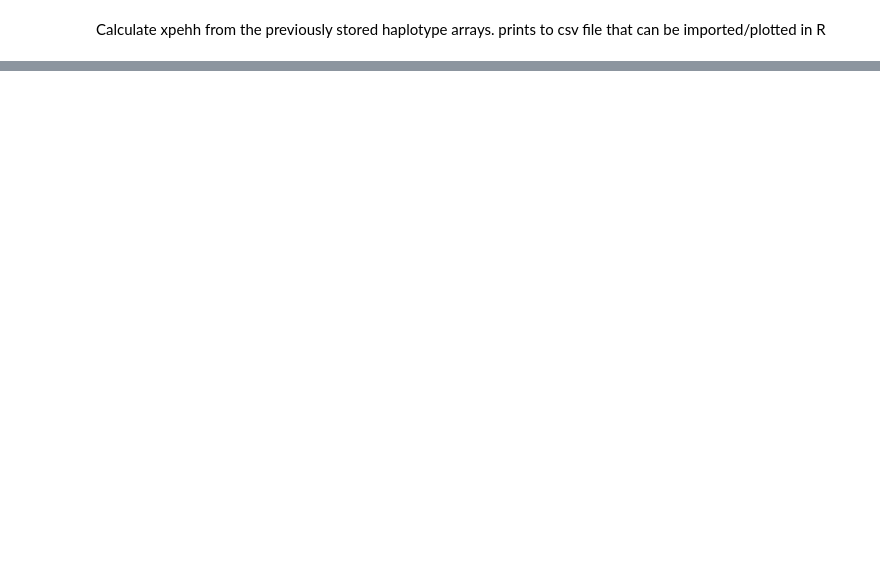
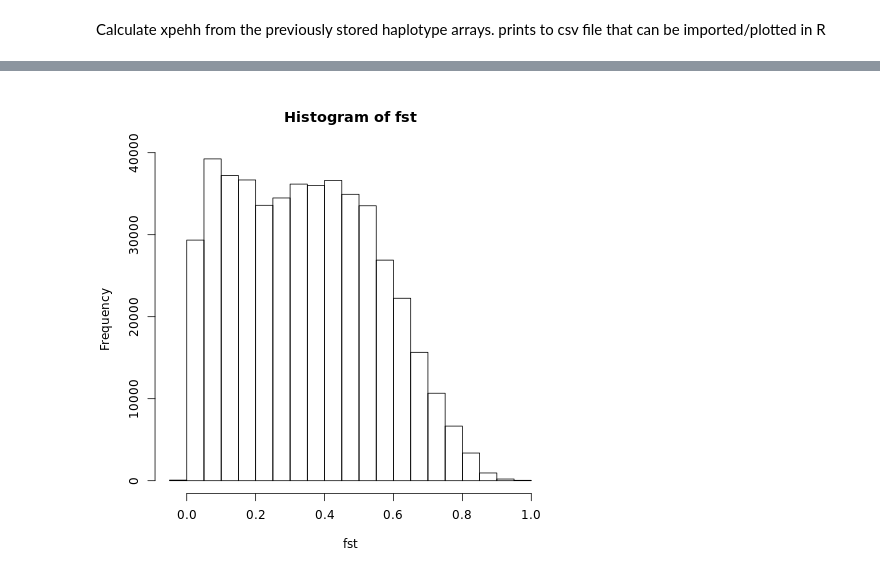
Before and after one commit to nealplatt/sch_man_nwinvasion, a Jupyter notebook: notebooks/selection.ipynb, the cells around one changed output, grey strips where cells are left out. Cells and saved outputs as stored; diff of their text form; code cells hidden in the pictures; blank space fills up the shorter version.

```diff
--- a/notebooks/selection.ipynb
+++ b/notebooks/selection.ipynb
@@ -125,4 +131,12 @@ get_cumul_pos <- function(chrom, pos){
 #     return(cumul_pos)
 #
 # }
+# %%
+%%R
+
+starts<-c(0,      162219, 241121,  321602, 397183, 421864, 453741)
+names(starts)<-c("SM_V7_1", "SM_V7_2", "SM_V7_3", "SM_V7_4", "SM_V7_5", "SM_V7_6", "SM_V7_7")
+
+stops <-c(162218, 241120, 321601,  397182, 421863, 453740, 475080)
+names(stops)<-c("SM_V7_1", "SM_V7_2", "SM_V7_3", "SM_V7_4", "SM_V7_5", "SM_V7_6", "SM_V7_7")
 # %% [markdown]
@@ -520,25 +825,0 @@ sample_idx["west_africa"] = list(range(61,71)) + list(range(72,97))
-# %%
-#get idx to extract each chrom idividually
-chroms = ['SM_V7_1', 'SM_V7_2', 'SM_V7_3', 'SM_V7_4',
-          'SM_V7_5', 'SM_V7_6', 'SM_V7_7']
-
-#declare lists
-genome_ihs=[]
-genome_pos=[]
-genome_chr=[]
-
-#declare dicts
-hs={}
-chrom_hs={}
-
-#read in PHASED vcf
-phased_callset=allel.read_vcf('results/phasing/auto_beagle.vcf')
-
-#after reading in the vcf file get a idx of the chrom and pos for each variant
-chrom=phased_callset['variants/CHROM']
-pos=phased_callset['variants/POS']
-idx=allel.ChromPosIndex(chrom, pos)
-
-#get genotypes
-phased_g=phased_callset['calldata/GT']
-gt=allel.GenotypeArray(phased_g)
@@ -959,0 +1319,7 @@ abline(h=quantile(xpehh$SXPEHH, 0.005, na.rm=TRUE), col="red")
+# %%
+%%R
+
+fst<-runmed(sel$fst[1:475007], 21, endrule="median")
+hist(fst)
+# %% [output]
+[figure, added]
```
Also changed, not shown: parts of 47 cells of this notebook, 2 other files.
